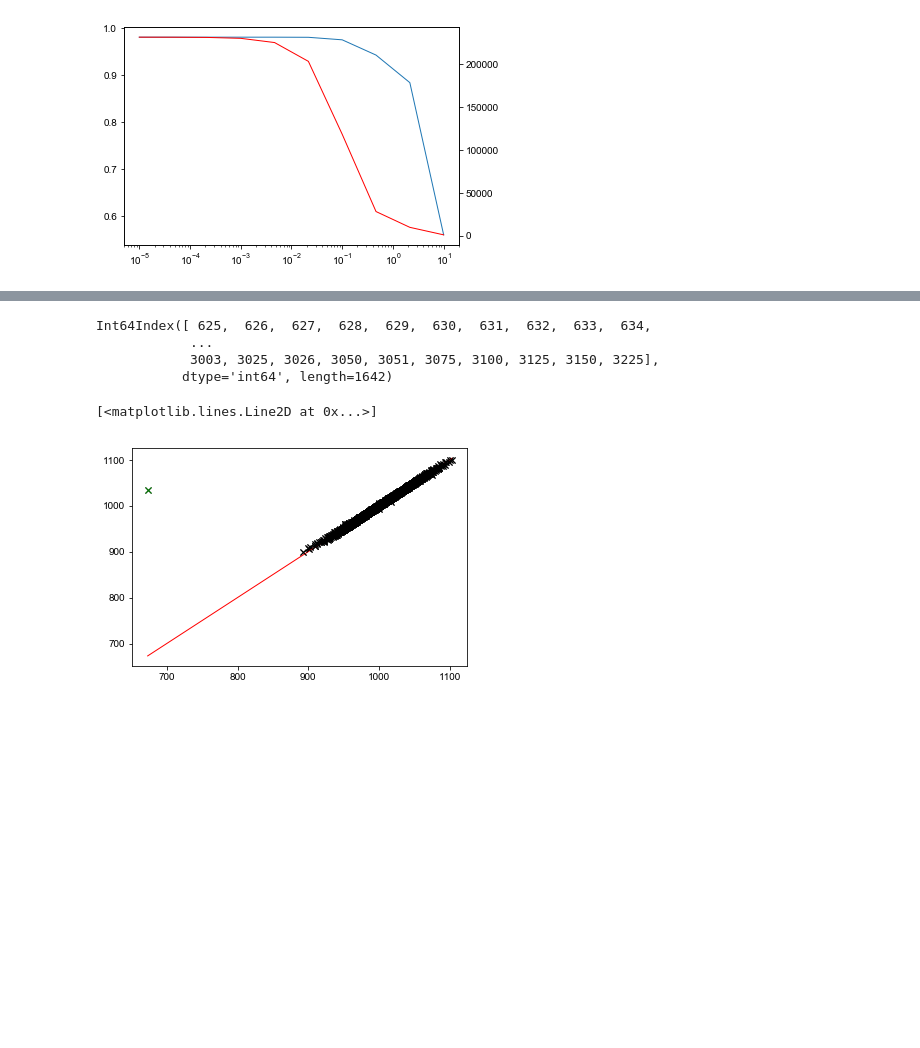
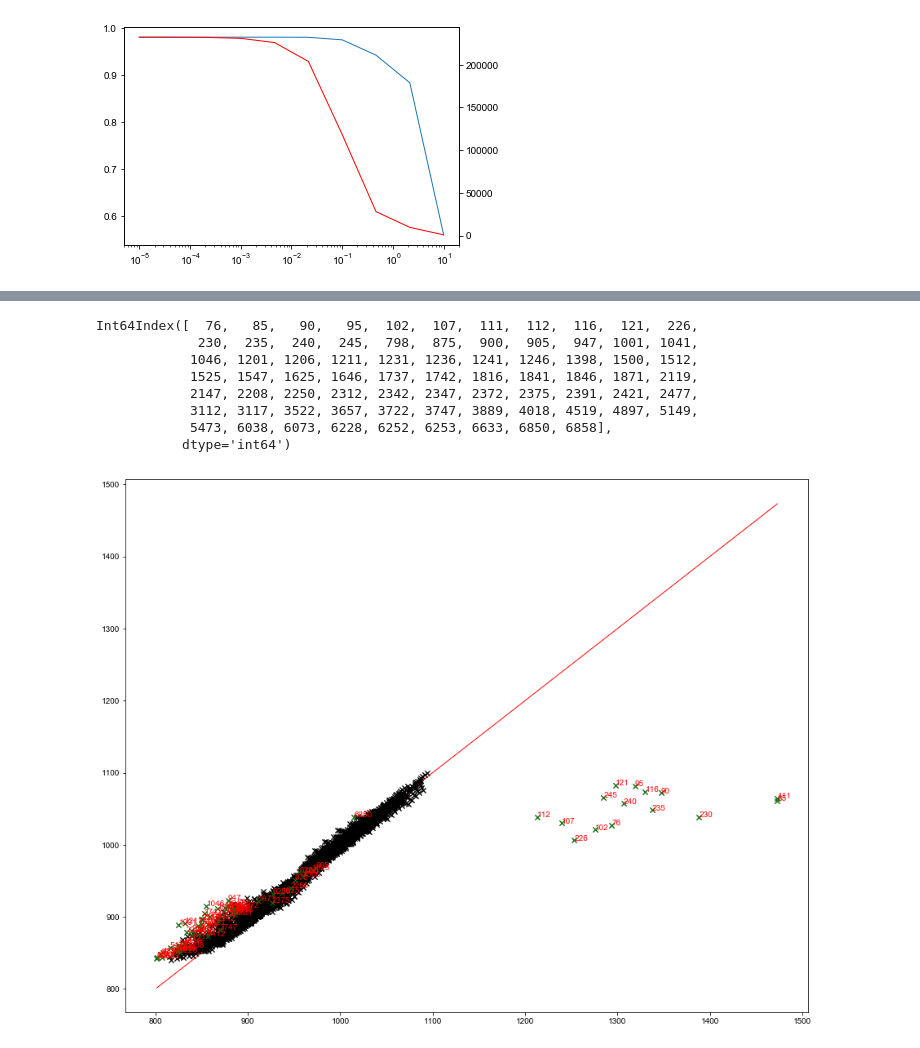
Before and after one commit to paula-aribeiro/senior-thesis, a Jupyter notebook: tests_regression/Tcritical_regression_sklearn.ipynb, the cells around one changed output, grey strips where cells are left out. Drawn from its saved outputs; the diff is of its cells as text; code cells hidden in the pictures; blank space fills up the shorter version.

Commit message:
Fix weird results tables, check for outliers using sklearn RANSAC model, and update jupyter notebook with statsmodels regression tests

```diff
--- a/tests_regression/Tcritical_regression_sklearn.ipynb
+++ b/tests_regression/Tcritical_regression_sklearn.ipynb
@@ -159,27 +162,35 @@ ax.plot(ind_var_names, smry['reg'].coef_, 'kx')
 # %%
-smry = fit_polynomial('A1prime', 'hipo', 2, reg=linear_model.RANSACRegressor())
+smry = fit_polynomial('A1', None, 2, reg=linear_model.RANSACRegressor())
+
+fig, ax = plt.subplots(figsize=(15,12))
 plot_fit(smry)
 
 filtered_dataset = smry['filtered_dataset']
 ransac = smry['reg']
 dep_var = smry['dep_var']
 ind_var_ = smry['ind_var_']
 
 inlier_mask = ransac.inlier_mask_
 outlier_mask = ~inlier_mask
 
 # print(len(filtered_dataset.index), len(inlier_mask))
-print(filtered_dataset[inlier_mask].index)
+print(filtered_dataset[outlier_mask].index)
 
-plt.plot(dep_var[inlier_mask], ransac.predict(ind_var_)[inlier_mask], 'kx')
-plt.plot(dep_var[outlier_mask], ransac.predict(ind_var_)[outlier_mask], 'gx')
+ax.plot(dep_var[inlier_mask], ransac.predict(ind_var_)[inlier_mask], 'kx')
+ax.plot(dep_var[outlier_mask], ransac.predict(ind_var_)[outlier_mask], 'gx')
+
+for idx, x, y in zip(filtered_dataset[outlier_mask].index, dep_var[outlier_mask], ransac.predict(ind_var_)[outlier_mask]):
+    ax.text(x, y, str(idx), color='r')
 # %% [output]
-Int64Index([ 625,  626,  627,  628,  629,  630,  631,  632,  633,  634,
-            ...
-            3003, 3025, 3026, 3050, 3051, 3075, 3100, 3125, 3150, 3225],
-           dtype='int64', length=1642)
+Int64Index([  76,   85,   90,   95,  102,  107,  111,  112,  116,  121,  226,
+             230,  235,  240,  245,  798,  875,  900,  905,  947, 1001, 1041,
+            1046, 1201, 1206, 1211, 1231, 1236, 1241, 1246, 1398, 1500, 1512,
+            1525, 1547, 1625, 1646, 1737, 1742, 1816, 1841, 1846, 1871, 2119,
+            2147, 2208, 2250, 2312, 2342, 2347, 2372, 2375, 2391, 2421, 2477,
+            3112, 3117, 3522, 3657, 3722, 3747, 3889, 4018, 4519, 4897, 5149,
+            5473, 6038, 6073, 6228, 6252, 6253, 6633, 6850, 6858],
+           dtype='int64')
-[<matplotlib.lines.Line2D at 0x...>]
-[figure, old version]
+[figure, new version]
 # %%
 filtered_dataset[outlier_mask]
 # %% [output]
```
Also changed, not shown: parts of 3 cells of this notebook, 4 other files.
